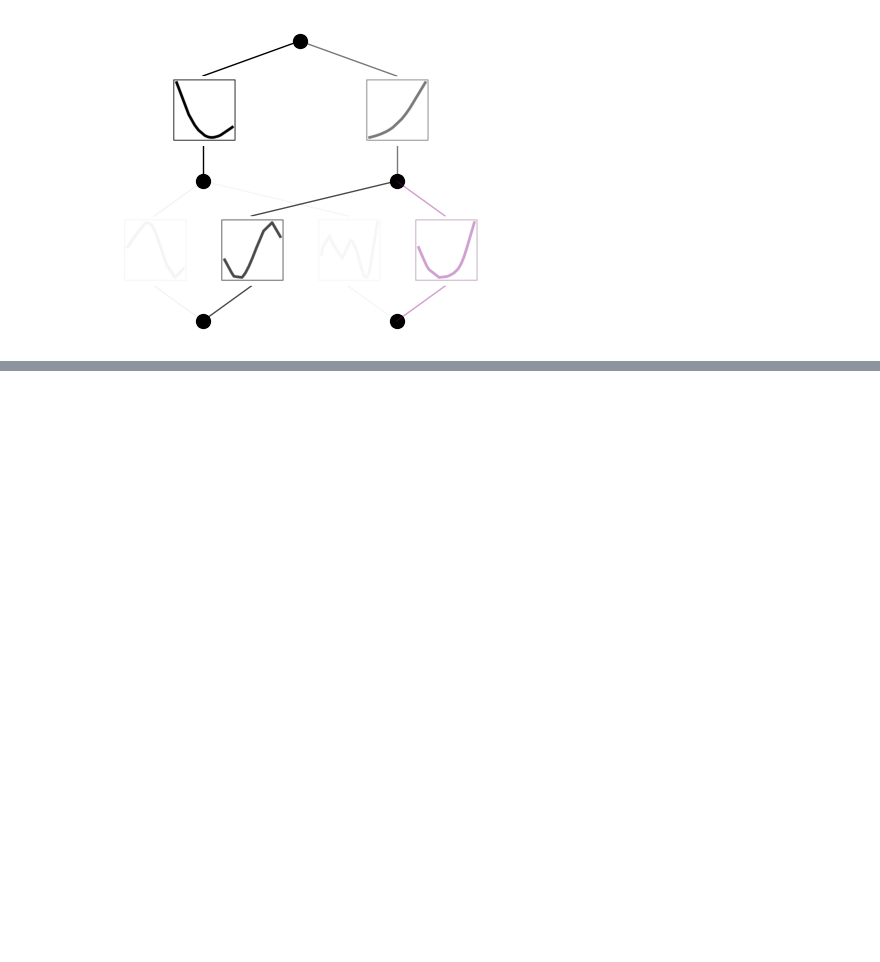
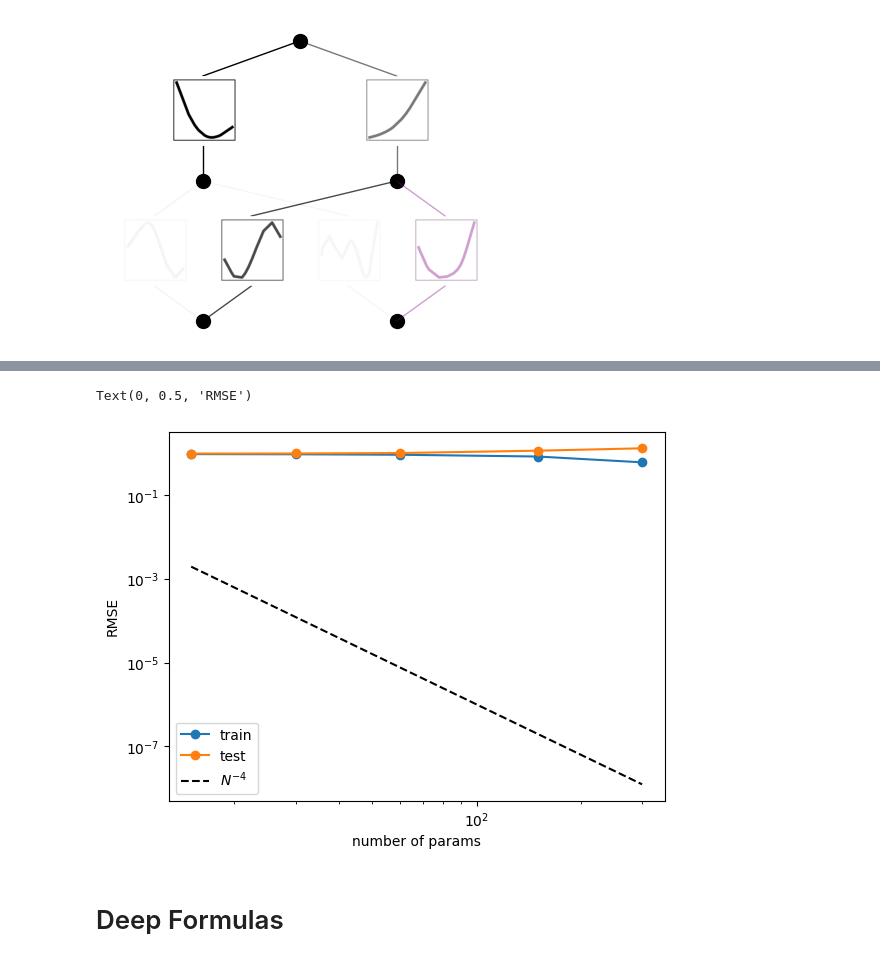
Before and after one commit to Ykiiii/Timing-signal-analysis, a Jupyter notebook: KAN.ipynb, the cells around one changed output, grey strips where cells are left out. Saved outputs shown, nothing was run; the diff lists cells and outputs as text; code cells hidden in the pictures; blank space fills up the shorter version.

```diff
--- a/KAN.ipynb
+++ b/KAN.ipynb
@@ -229,0 +256,17 @@ Text(0, 0.5, 'B_i(x)')
+# %%
+n_params = 3 * grids
+train_vs_G = train_losses[(steps-1)::steps]
+test_vs_G = test_losses[(steps-1)::steps]
+plt.plot(n_params, train_vs_G, marker="o")
+plt.plot(n_params, test_vs_G, marker="o")
+plt.plot(n_params, 100*n_params**(-4.), ls="--", color="black")
+plt.xscale('log')
+plt.yscale('log')
+plt.legend(['train', 'test', r'$N^{-4}$'])
+plt.xlabel('number of params')
+plt.ylabel('RMSE')
+# %% [output]
+Text(0, 0.5, 'RMSE')
+[figure, added]
+# %% [markdown]
+# Deep Formulas
```
Also changed, not shown: parts of 44 cells of this notebook, 20 other files.
